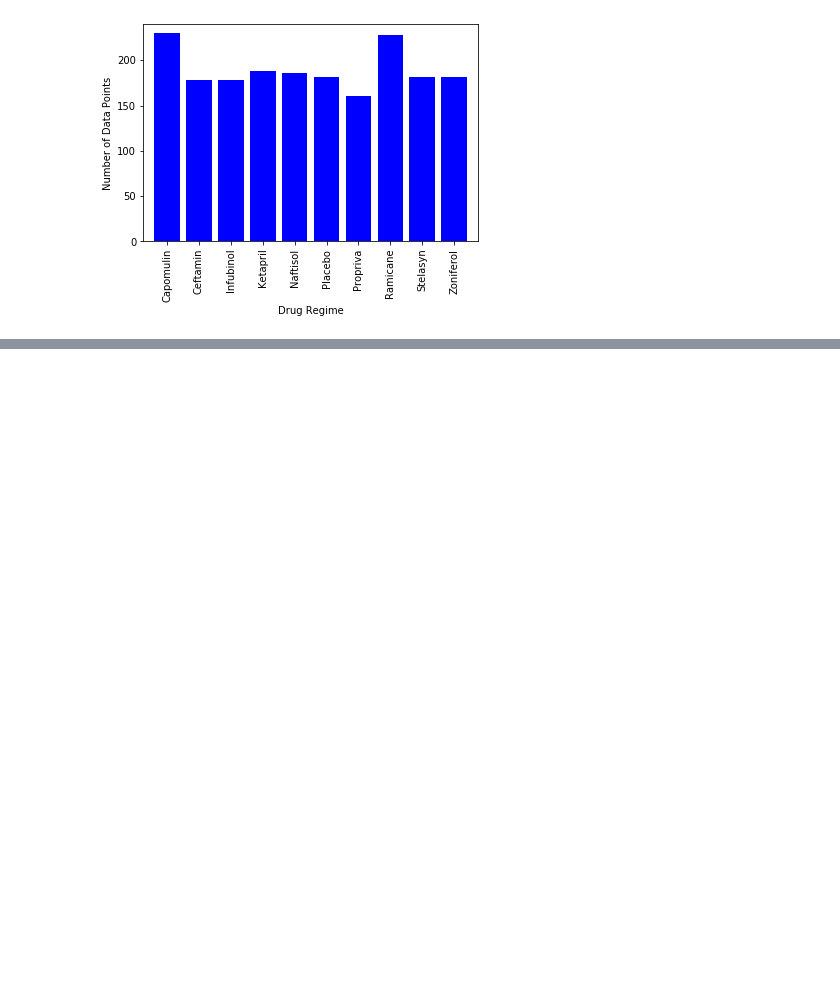
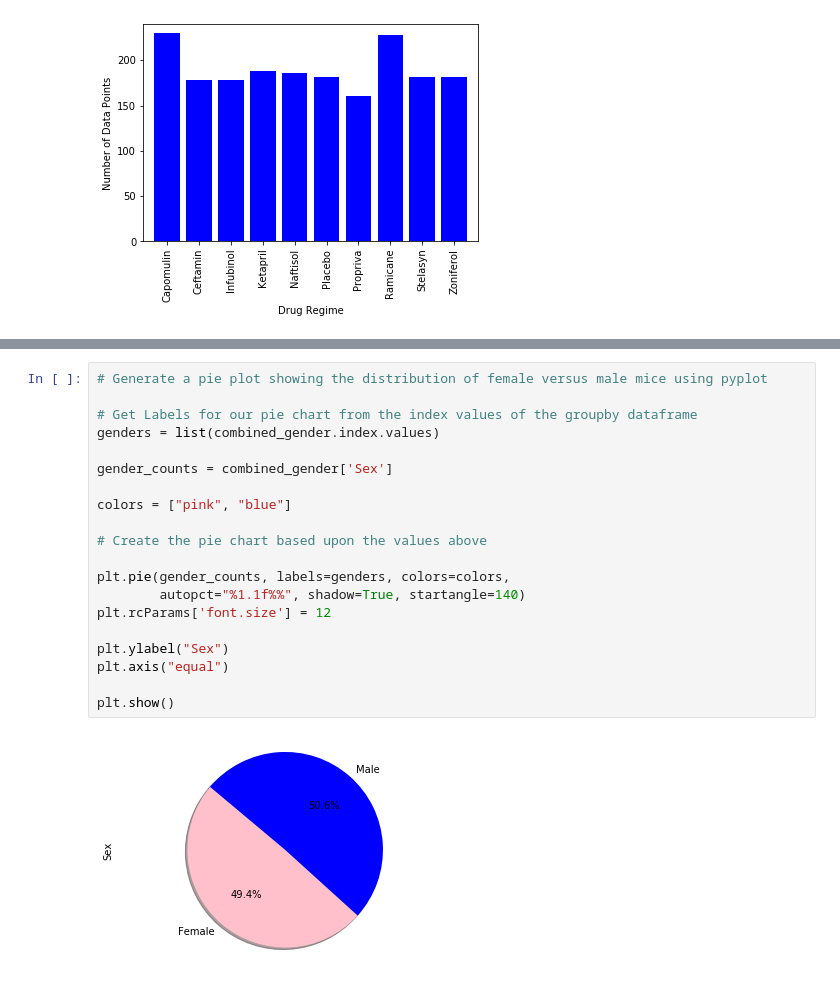
Before and after one commit to Uche-UJO/MatPlotLib-Challenge, a Jupyter notebook: Resources/Pyma_workbook.ipynb, the cells around one changed output, grey strips where cells are left out. Drawn from its saved outputs; the diff is of its cells as text; blank space fills up the shorter version.

```diff
--- a/Resources/Pyma_workbook.ipynb
+++ b/Resources/Pyma_workbook.ipynb
@@ -112,0 +130,22 @@ plt.show()
+# %%
+# Generate a pie plot showing the distribution of female versus male mice using pyplot
+
+# Get Labels for our pie chart from the index values of the groupby dataframe
+genders = list(combined_gender.index.values)
+
+gender_counts = combined_gender['Sex']
+
+colors = ["pink", "blue"]
+
+# Create the pie chart based upon the values above
+
+plt.pie(gender_counts, labels=genders, colors=colors,
+        autopct="%1.1f%%", shadow=True, startangle=140)
+plt.rcParams['font.size'] = 12
+
+plt.ylabel("Sex")
+plt.axis("equal")
+
+plt.show()
+# %% [output]
+[figure, added]
```
Also changed, not shown: parts of 4 cells of this notebook.
